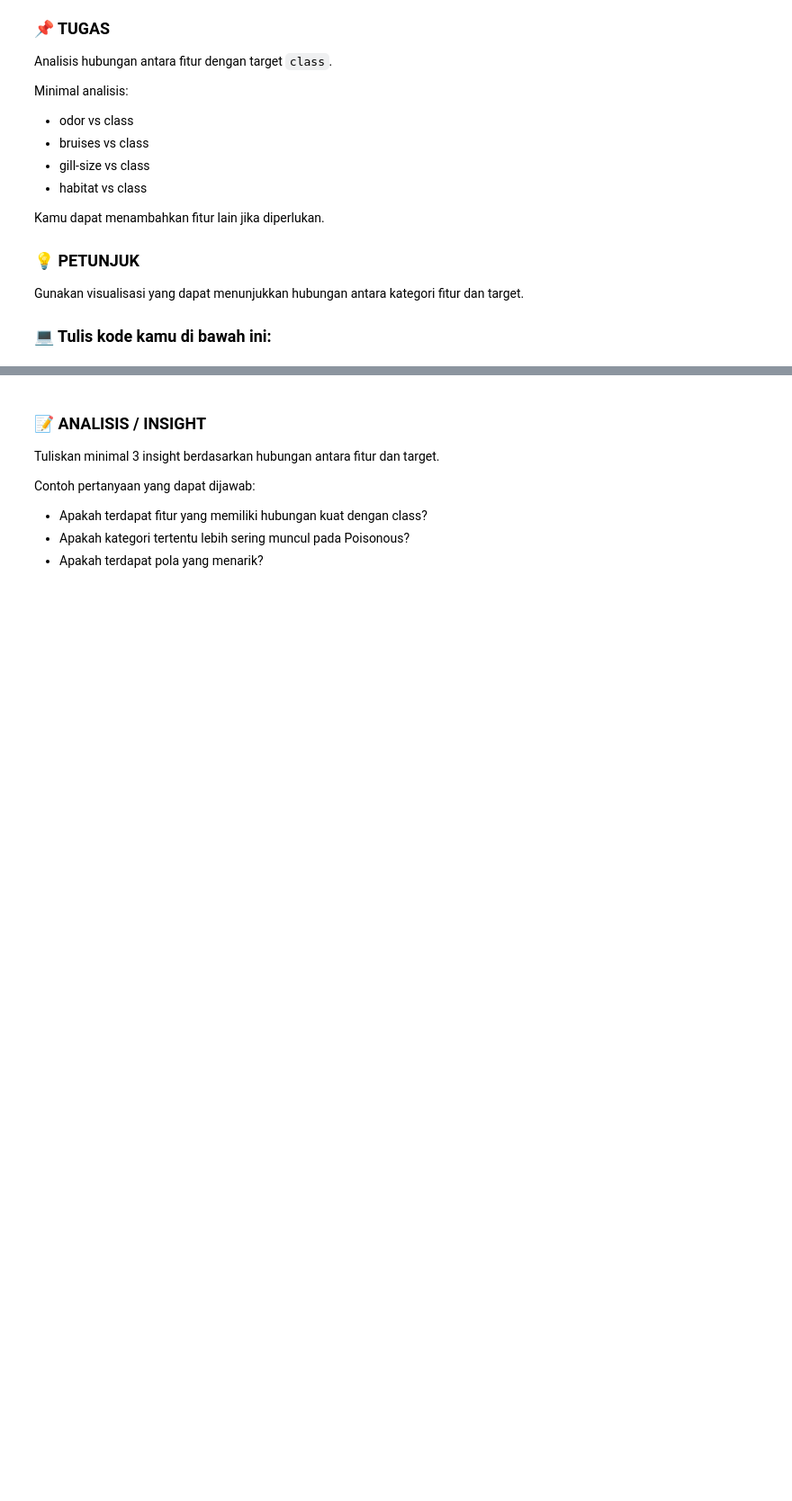
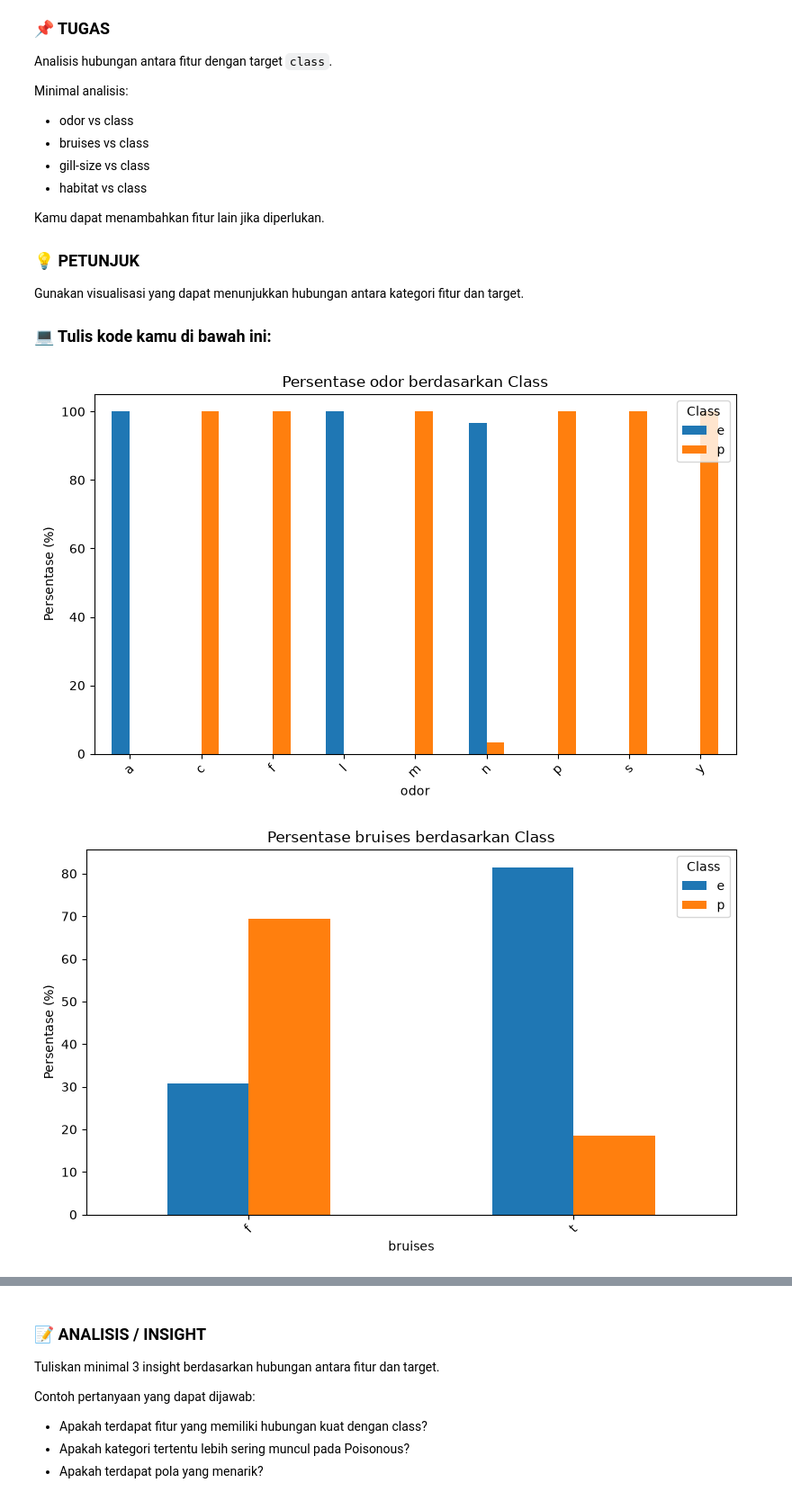
Before and after one commit to TenKai231/Rama_09020282529067_TakeHomeML, a Jupyter notebook: notebook/Rama_09020282529067_TakeHomeML.ipynb, the cells around one changed output, grey strips where cells are left out. Shown at 90% size. Drawn from its saved outputs; the diff is of its cells as text; code cells hidden in the pictures; blank space fills up the shorter version.

```diff
--- a/notebook/Rama_09020282529067_TakeHomeML.ipynb
+++ b/notebook/Rama_09020282529067_TakeHomeML.ipynb
@@ -274,3 +527,27 @@ Kamu dapat menambahkan fitur lain jika diperlukan.
 Gunakan visualisasi yang dapat menunjukkan hubungan antara kategori fitur dan target.
 
 ### 💻 Tulis kode kamu di bawah ini:
+# %%
+for feature in features:
+    cross_tab = pd.crosstab(
+        df[feature],
+        df["class"],
+        normalize="index"
+    ) * 100
+
+    cross_tab.plot(
+        kind="bar",
+        figsize=(8, 5)
+    )
+
+    plt.title(f"Persentase {feature} berdasarkan Class")
+    plt.xlabel(feature)
+    plt.ylabel("Persentase (%)")
+    plt.xticks(rotation=45)
+    plt.legend(title="Class")
+
+    plt.tight_layout()
+    plt.show()
+# %% [output]
+[figure, added]
+[figure, added]
```
Also changed, not shown: parts of 69 cells of this notebook, 3 other files.
